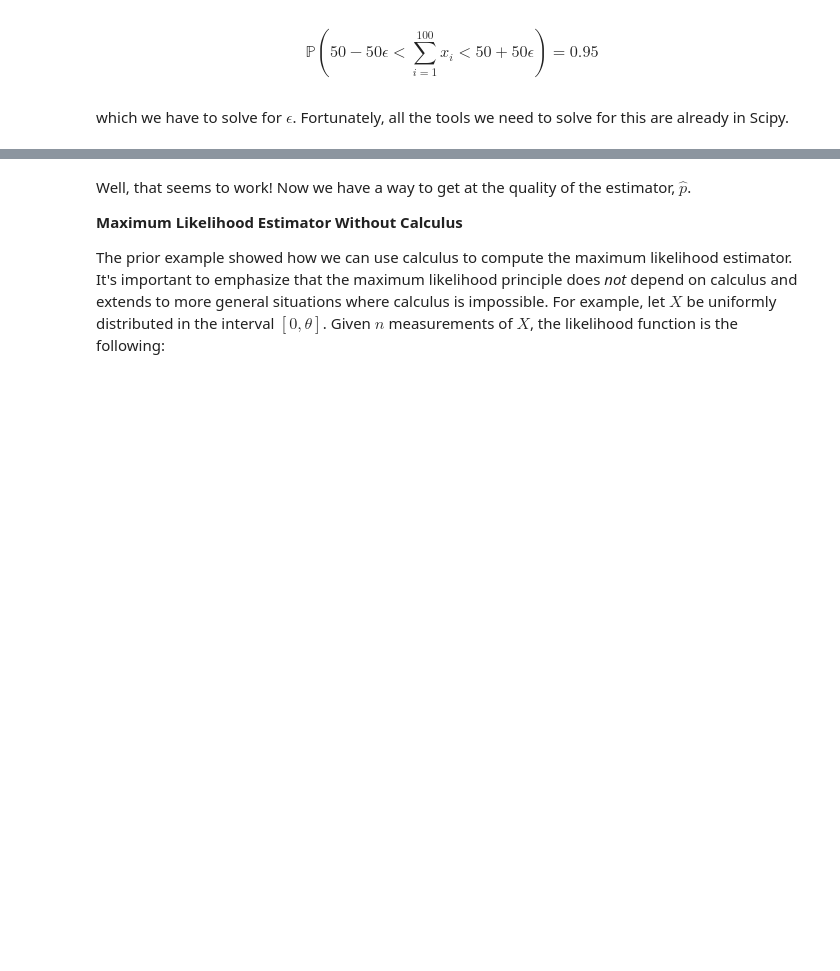
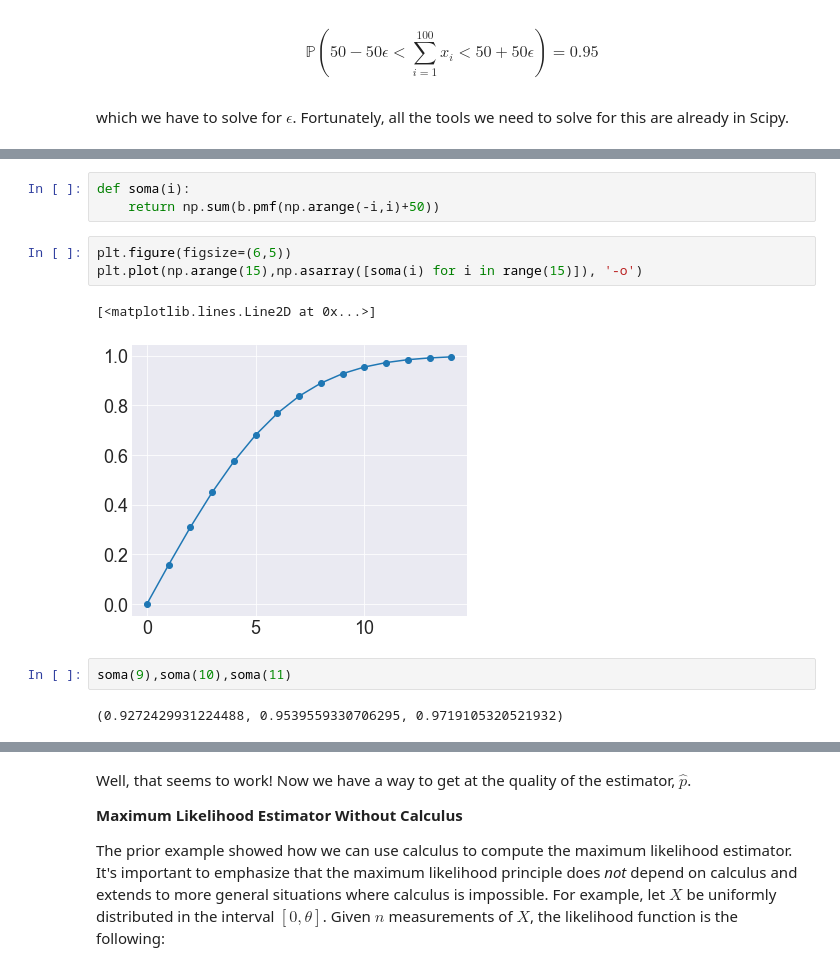
Before and after one commit to hvribeiro/MCSC1, a Jupyter notebook: aulas/03.1 - Introduction to Statistics.ipynb, the cells around one changed output, grey strips where cells are left out. Drawn from its saved outputs; the diff is of its cells as text; blank space fills up the shorter version.

```diff
--- a/aulas/03.1 - Introduction to Statistics.ipynb
+++ b/aulas/03.1 - Introduction to Statistics.ipynb
@@ -1173,0 +1157,13 @@ fig.tight_layout()
+# %%
+def soma(i):
+    return np.sum(b.pmf(np.arange(-i,i)+50))
+# %%
+plt.figure(figsize=(6,5))
+plt.plot(np.arange(15),np.asarray([soma(i) for i in range(15)]), '-o')
+# %% [output]
+[<matplotlib.lines.Line2D at 0x...>]
+[figure, added]
+# %%
+soma(9),soma(10),soma(11)
+# %% [output]
+(0.9272429931224488, 0.9539559330706295, 0.9719105320521932)
```
Also changed, not shown: parts of 33 cells of this notebook, 1 other file.
